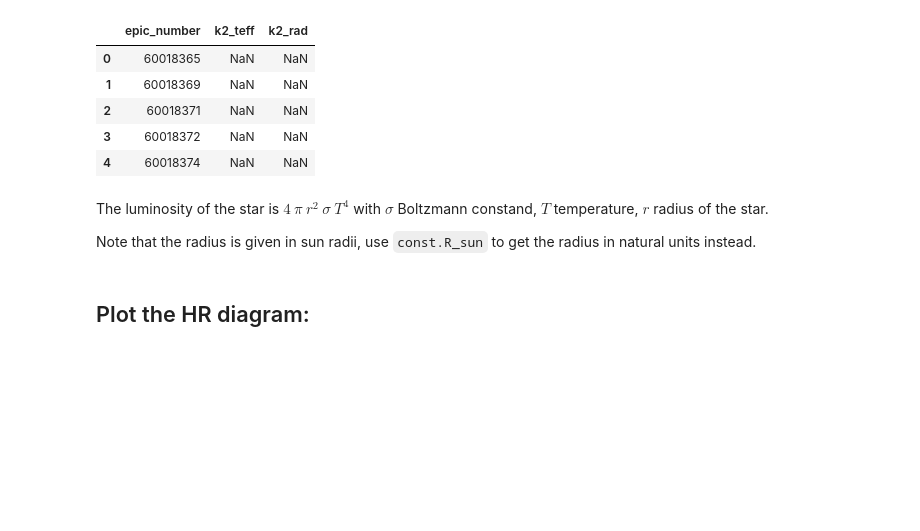
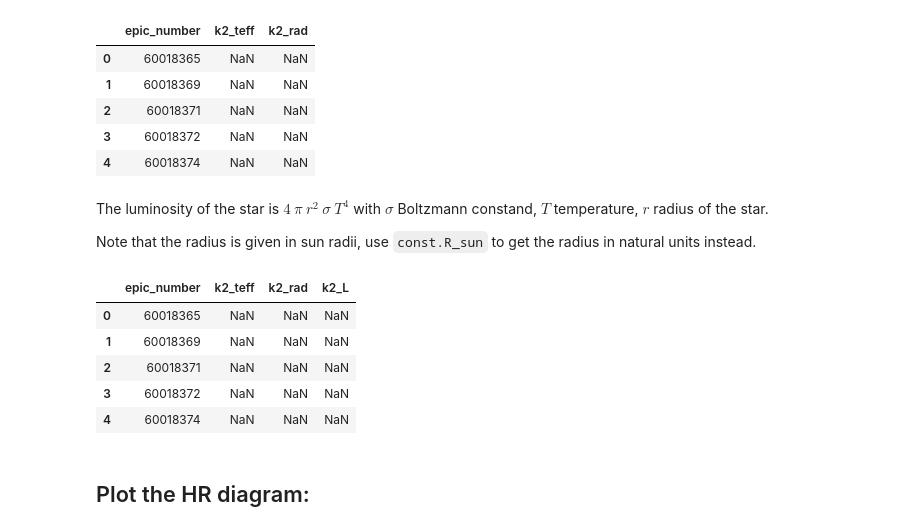
Before and after one commit to narayan-paudel/DSPS_EPAUDEL, a Jupyter notebook: HW8_ePaudel/scattercontours.ipynb, the cells around one changed output. Saved outputs shown, nothing was run; the diff lists cells and outputs as text; code cells hidden in the pictures; blank space fills up the shorter version.

```diff
--- a/HW8_ePaudel/scattercontours.ipynb
+++ b/HW8_ePaudel/scattercontours.ipynb
@@ -51,6 +54,15 @@
 df['k2_L'] = 4 * np.pi * (df['k2_rad'] * const.R_sun)**2 * \
             const.sigma_sb * df['k2_teff']**4
 #Adding a column for luminosity in (Watts)
+# %%
+df.head()
+# %% [output]
+|  | epic_number | k2_teff | k2_rad | k2_L |
+| 0 | 60018365 | NaN | NaN | NaN |
+| 1 | 60018369 | NaN | NaN | NaN |
+| 2 | 60018371 | NaN | NaN | NaN |
+| 3 | 60018372 | NaN | NaN | NaN |
+| 4 | 60018374 | NaN | NaN | NaN |
 # %% [markdown]
 ## Plot the HR diagram:
 # %%
```
Also changed, not shown: parts of 14 cells of this notebook.
